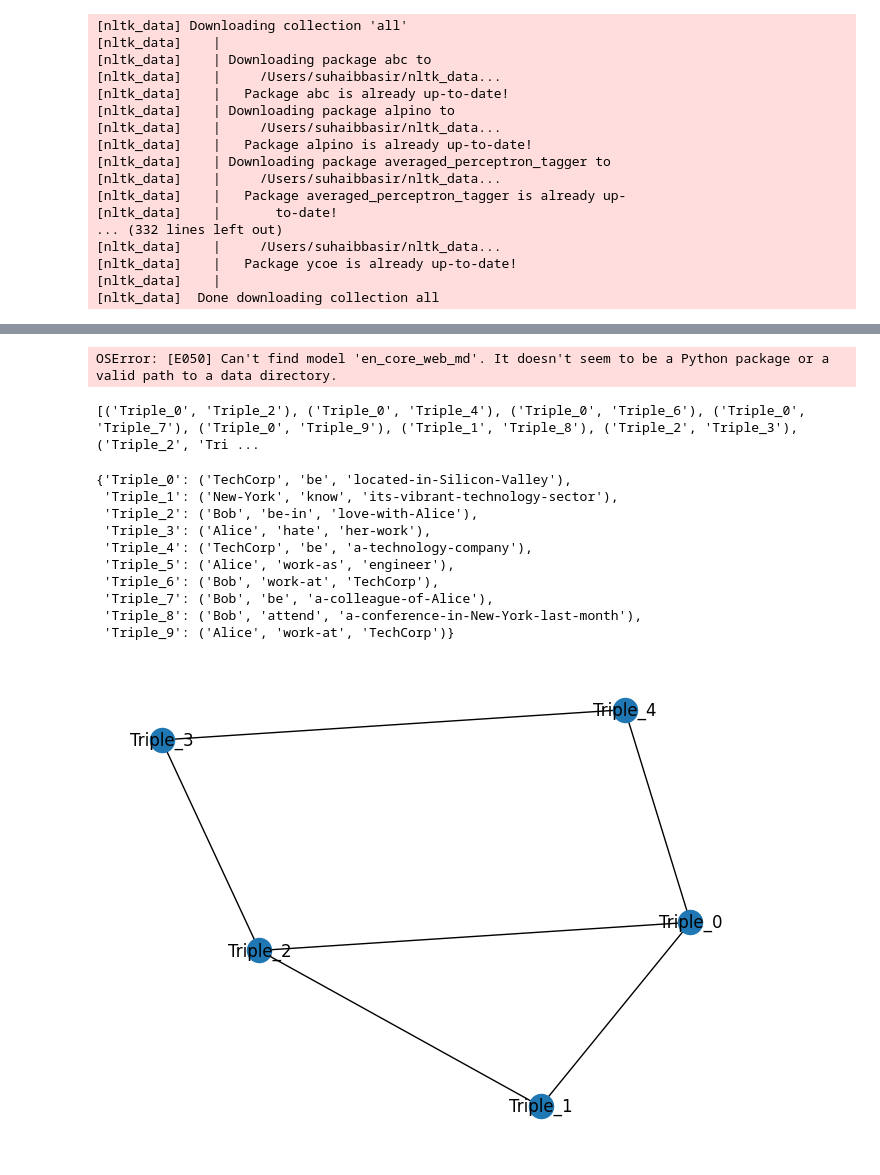
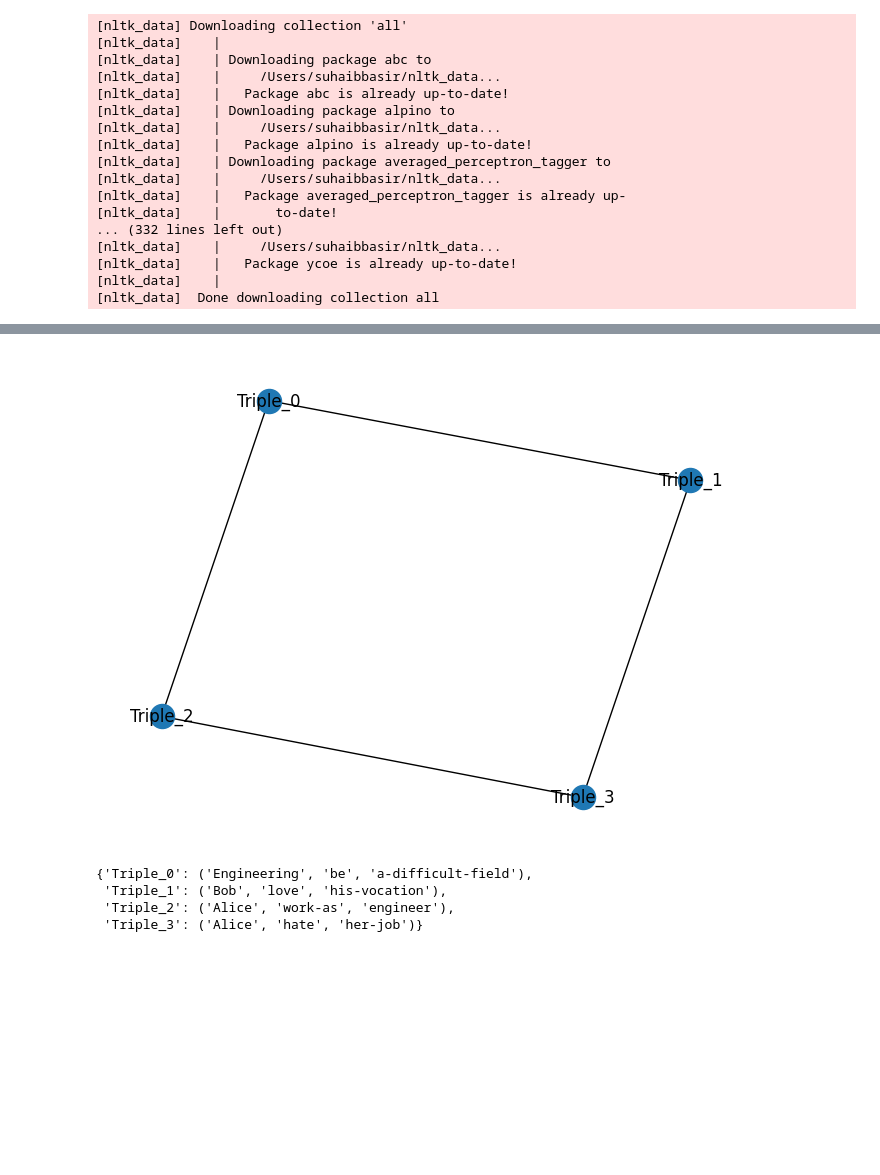
Before and after one commit to suhaib1769/ConversationalAgents17, a Jupyter notebook: triples/triple_graph.ipynb, the cells around one changed output, grey strips where cells are left out. Drawn from its saved outputs; the diff is of its cells as text; code cells hidden in the pictures; blank space fills up the shorter version.

```diff
--- a/triples/triple_graph.ipynb
+++ b/triples/triple_graph.ipynb
@@ -151,6 +184,5 @@ print(triples)
 # %%
-# remove the sentiment score from the triples
-tripless = [triple[:-1] for triple in triples]
-
-print(tripless)
+# remove duplicate triples from the dictionary
+triples = [dict(t) for t in {tuple(d.items()) for d in triples}]
+print(triples)
 # %% [output]
@@ -191,92 +263,47 @@ plt.show()
 # %%
 import spacy
 import networkx as nx
 import matplotlib.pyplot as plt
 import itertools
 
 # Load the spaCy model
 nlp = spacy.load("en_core_web_md")
 
 # Function to calculate cosine similarity using spaCy
 def calculate_similarity(str1, str2):
     doc1 = nlp(str1)
     doc2 = nlp(str2)
     return doc1.similarity(doc2)
 
 # Your triples and graph initialization remains the same
-triples = tripless
-G = nx.Graph()
+triples = triple_list
+G2 = nx.Graph()
 triple_nodes = {}
-for i, triple in enumerate(triples):
+for i, utterance in enumerate(triples):
     node_id = f"Triple_{i}"
-    triple_nodes[node_id] = triple
-    G.add_node(node_id, triple=triple)
+    triple_nodes[node_id] = utterance
+    G2.add_node(node_id, triple=utterance)
 
 # Connect triples based on contextual similarity
-similarity_threshold = 0.5
+similarity_threshold = 0.6
 for node_id1, triple1 in triple_nodes.items():
     for node_id2, triple2 in triple_nodes.items():
         if node_id1 != node_id2:
             for part1, part2 in itertools.product(triple1, triple2):
                 if calculate_similarity(part1, part2) > similarity_threshold:
-                    G.add_edge(node_id1, node_id2)
+                    G2.add_edge(node_id1, node_id2)
                     break
 
 # Draw the graph
-nx.draw(G, with_labels=True)
+nx.draw(G2, with_labels=True)
 plt.show()
 # %% [output]
-OSError: [E050] Can't find model 'en_core_web_md'. It doesn't seem to be a Python package or a valid path to a data directory.
+[figure, added]
 # %%
-# print the graph as a list of edges
-print(G.edges())
-
 # print the triple nodes
 display(triple_nodes)
 # %% [output]
-[('Triple_0', 'Triple_2'), ('Triple_0', 'Triple_4'), ('Triple_0', 'Triple_6'), ('Triple_0', 'Triple_7'), ('Triple_0', 'Triple_9'), ('Triple_1', 'Triple_8'), ('Triple_2', 'Triple_3'), ('Triple_2', 'Tri ...
+{'Triple_0': ('Engineering', 'be', 'a-difficult-field'),
+ 'Triple_1': ('Bob', 'love', 'his-vocation'),
+ 'Triple_2': ('Alice', 'work-as', 'engineer'),
+ 'Triple_3': ('Alice', 'hate', 'her-job')}
-{'Triple_0': ('TechCorp', 'be', 'located-in-Silicon-Valley'),
- 'Triple_1': ('New-York', 'know', 'its-vibrant-technology-sector'),
- 'Triple_2': ('Bob', 'be-in', 'love-with-Alice'),
- 'Triple_3': ('Alice', 'hate', 'her-work'),
- 'Triple_4': ('TechCorp', 'be', 'a-technology-company'),
- 'Triple_5': ('Alice', 'work-as', 'engineer'),
- 'Triple_6': ('Bob', 'work-at', 'TechCorp'),
- 'Triple_7': ('Bob', 'be', 'a-colleague-of-Alice'),
- 'Triple_8': ('Bob', 'attend', 'a-conference-in-New-York-last-month'),
- 'Triple_9': ('Alice', 'work-at', 'TechCorp')}
-# %%
-# Function to calculate cosine similarity
-def calculate_similarity(str1, str2):
-    vectorizer = CountVectorizer().fit([str1, str2])
-    vec1 = vectorizer.transform([str1]).toarray()
-    vec2 = vectorizer.transform([str2]).toarray()
-    return cosine_similarity(vec1, vec2)[0][0]
-
-# Example triples
-triples = [('Paris', 'isCapitalOf', 'France'), ('Berlin', 'isCapitalOf', 'Germany'), ('Delhi', 'isCapitalOf', 'India'), ('Kholi', 'isFrom', 'Delhi'), ('Mbappe', 'isFrom', 'Paris')]
-G = nx.Graph()
-
-# Add triple-nodes to the graph
-triple_nodes = {}
-for i, triple in enumerate(triples):
-    node_id = f"Triple_{i}"
-    triple_nodes[node_id] = triple
-    G.add_node(node_id, triple=triple)
-
-# Connect triples based on contextual similarity
-similarity_threshold = 0.5  # Define a threshold for similarity
-for node_id1, triple1 in triple_nodes.items():
-    for node_id2, triple2 in triple_nodes.items():
-        if node_id1 != node_id2:
-            # Perform Cartesian product comparison for all components
-            for part1, part2 in itertools.product(triple1, triple2):
-                if calculate_similarity(part1, part2) > similarity_threshold:
-                    G.add_edge(node_id1, node_id2)
-                    break  # Exit loop if any component pair is similar
-
-# Draw the graph
-nx.draw(G, with_labels=True)
-plt.show()
-# %% [output]
-[figure, removed]
```
Also changed, not shown: parts of 12 cells of this notebook, 3 other files.
